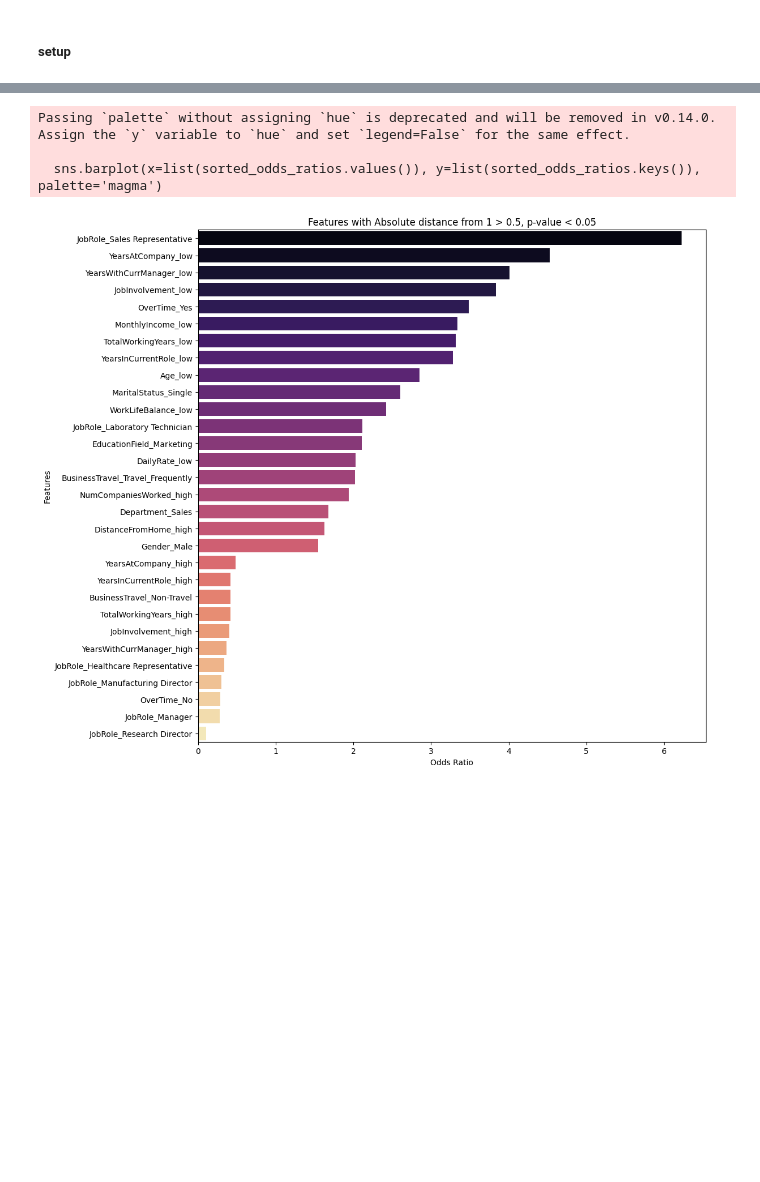
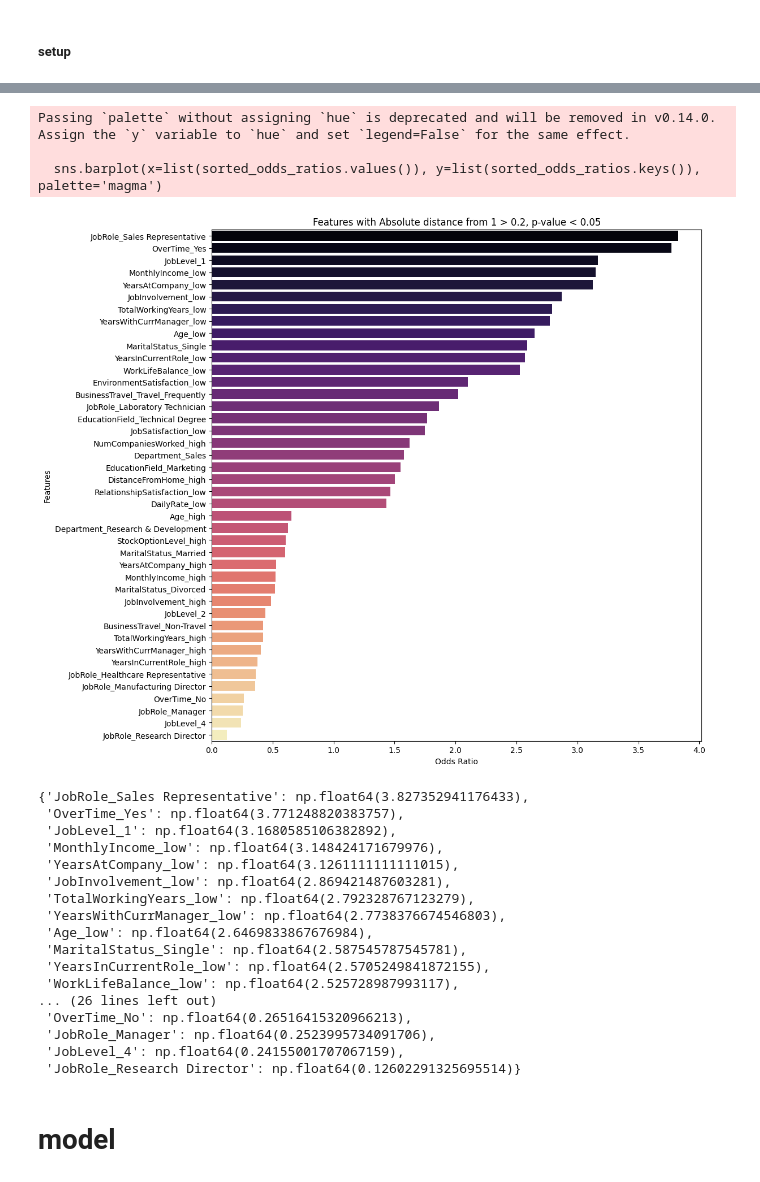
Before and after one commit to JeffTriemer/turnover, a Jupyter notebook: notebooks/ind_model.ipynb, the cells around one changed output, grey strips where cells are left out. Cells and saved outputs as stored; diff of their text form; code cells hidden in the pictures; blank space fills up the shorter version.

Commit message:
individual model developed

```diff
--- a/notebooks/ind_model.ipynb
+++ b/notebooks/ind_model.ipynb
@@ -12,5 +12,7 @@ import seaborn as sns
 
 
 df = pd.read_csv('../data/ind_turnover.csv')
-df.head(3)
-df['EmployeeNumber'].is_unique
+df = df.drop(columns=['EmployeeCount'])
+df['Education'] = df['Education'].astype('category')
+df['JobLevel'] = df['JobLevel'].astype('category')
+df['PerformanceRating'] = df['PerformanceRating'].astype('category')
@@ -103,8 +103,11 @@ def plot_increased_odds_ratio(df, target_col='Attrition', threshold=1.5, distanc
     plt.ylabel('Features')
     plt.tight_layout()
     plt.show()
+    return sorted_odds_ratios
 # %%
 df['Attrition'] = (df['Attrition'] == 'Yes').astype(int)
 df = pd.get_dummies(df, drop_first=False)
 df.set_index('EmployeeNumber', inplace=True)
-plot_corr_bar(df)
+df_balanced = undersample(df, target_col='Attrition')
+df_bool = boolify_ints(df)
+df_balanced_bool = boolify_ints(df_balanced)
@@ -124,9 +126,26 @@ Passing `palette` without assigning `hue` is deprecated and will be removed in v
-# %%
-df_bool = boolify_ints(df_balanced)
 # %%
-plot_increased_odds_ratio(df_bool, target_col='Attrition', distance_from_one=0.5, p_value_threshold=0.05)
+plot_increased_odds_ratio(df_bool, target_col='Attrition', distance_from_one=0.2, p_value_threshold=0.05)
 # %% [output]
 Passing `palette` without assigning `hue` is deprecated and will be removed in v0.14.0. Assign the `y` variable to `hue` and set `legend=False` for the same effect.
 
   sns.barplot(x=list(sorted_odds_ratios.values()), y=list(sorted_odds_ratios.keys()), palette='magma')
-[figure, old version]
+[figure, new version]
+{'JobRole_Sales Representative': np.float64(3.827352941176433),
+ 'OverTime_Yes': np.float64(3.771248820383757),
+ 'JobLevel_1': np.float64(3.1680585106382892),
+ 'MonthlyIncome_low': np.float64(3.148424171679976),
+ 'YearsAtCompany_low': np.float64(3.1261111111111015),
+ 'JobInvolvement_low': np.float64(2.869421487603281),
+ 'TotalWorkingYears_low': np.float64(2.792328767123279),
+ 'YearsWithCurrManager_low': np.float64(2.7738376674546803),
+ 'Age_low': np.float64(2.6469833867676984),
+ 'MaritalStatus_Single': np.float64(2.587545787545781),
+ 'YearsInCurrentRole_low': np.float64(2.5705249841872155),
+ 'WorkLifeBalance_low': np.float64(2.525728987993117),
+... (26 lines left out)
+ 'OverTime_No': np.float64(0.26516415320966213),
+ 'JobRole_Manager': np.float64(0.2523995734091706),
+ 'JobLevel_4': np.float64(0.24155001707067159),
+ 'JobRole_Research Director': np.float64(0.12602291325695514)}
+# %% [markdown]
+# model
```
Also changed, not shown: parts of 13 cells of this notebook, 1 other file.
